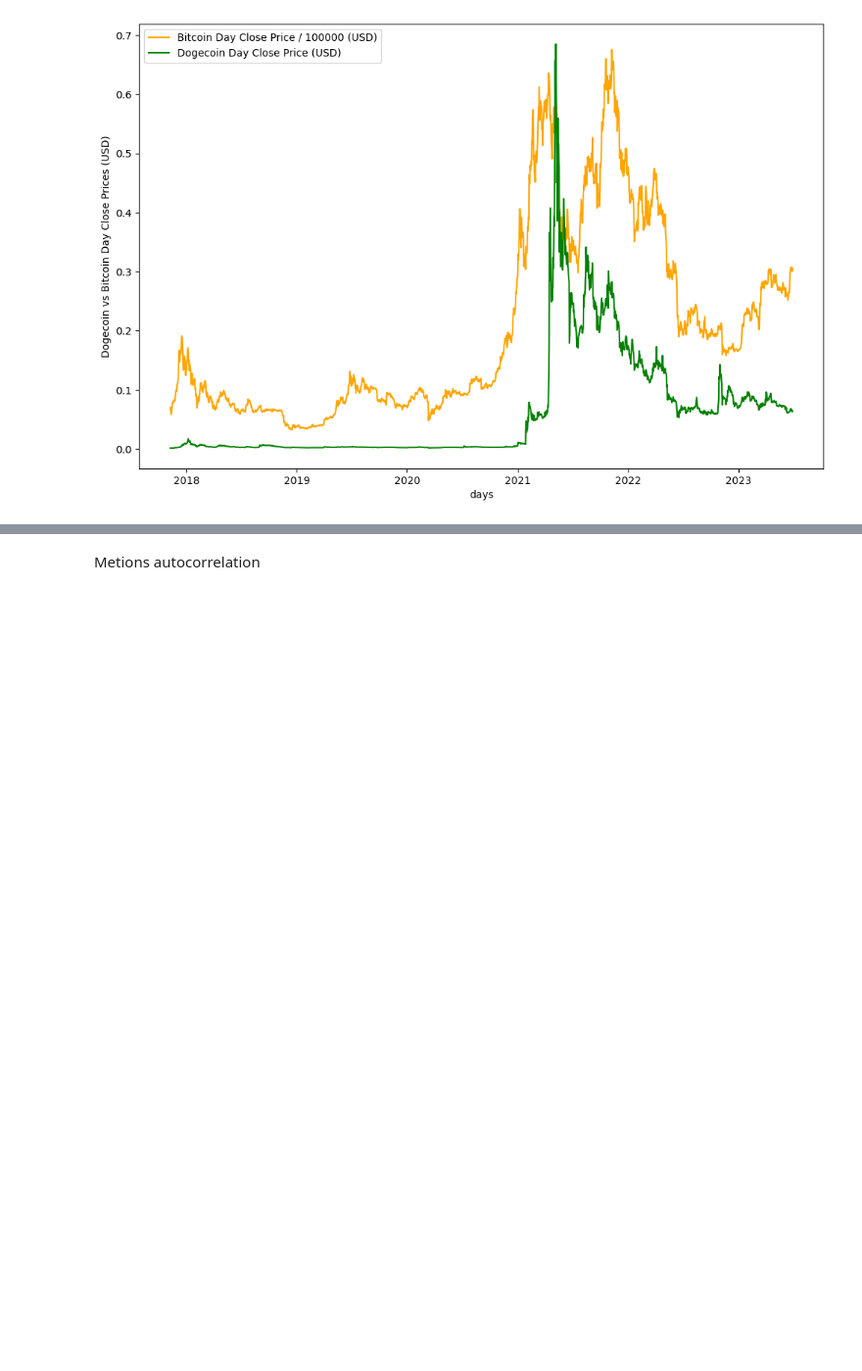
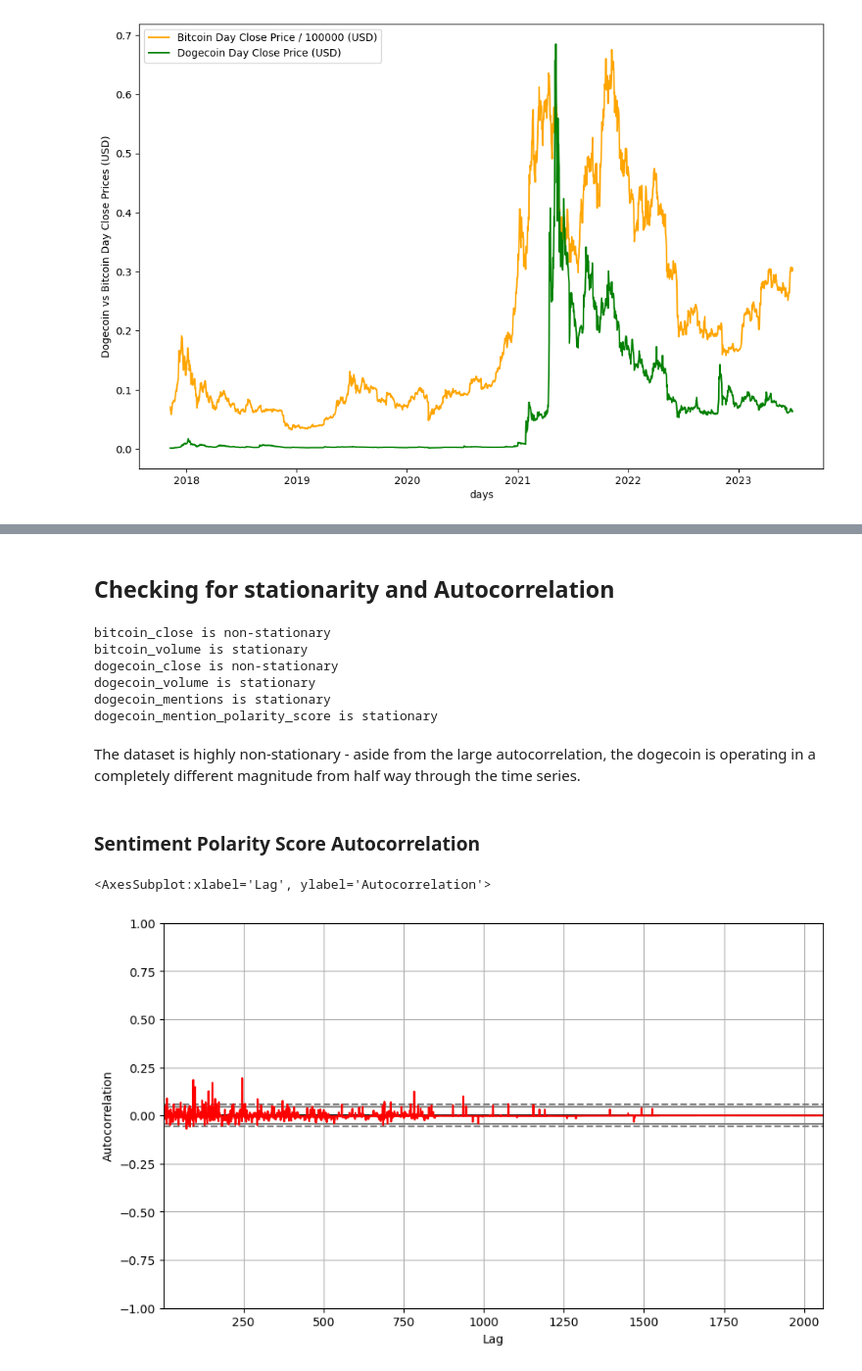
Before and after one commit to gilmar/musk_dogecoin_analysis, a Jupyter notebook: musk_dogecoin.ipynb, the cells around one changed output, grey strips where cells are left out. Shown: that part at 98% size. Saved outputs shown, nothing was run; the diff lists cells and outputs as text; code cells hidden in the pictures; blank space fills up the shorter version.

```diff
--- a/musk_dogecoin.ipynb
+++ b/musk_dogecoin.ipynb
@@ -174,2 +216,21 @@ data = numpy.array(dataRaw)
-# %% [markdown]
-Metions autocorrelation
+# %% [markdown]
+## Checking for stationarity and Autocorrelation
+# %%
+inspect_stationarity(original_df)
+# %% [output]
+bitcoin_close is non-stationary
+bitcoin_volume is stationary
+dogecoin_close is non-stationary
+dogecoin_volume is stationary
+dogecoin_mentions is stationary
+dogecoin_mention_polarity_score is stationary
+# %% [markdown]
+The dataset is highly non-stationary - aside from the large autocorrelation, the dogecoin is operating in a completely different magnitude from half way through the time series.
+# %% [markdown]
+### Sentiment Polarity Score Autocorrelation
+# %%
+fig=plt.figure(figsize=(10,6), dpi= 100, facecolor='w', edgecolor='k')
+pd.plotting.autocorrelation_plot(original_df['dogecoin_mention_polarity_score'], color='red')
+# %% [output]
+<AxesSubplot:xlabel='Lag', ylabel='Autocorrelation'>
+[figure, added]
```
Also changed, not shown: parts of 88 cells of this notebook.
